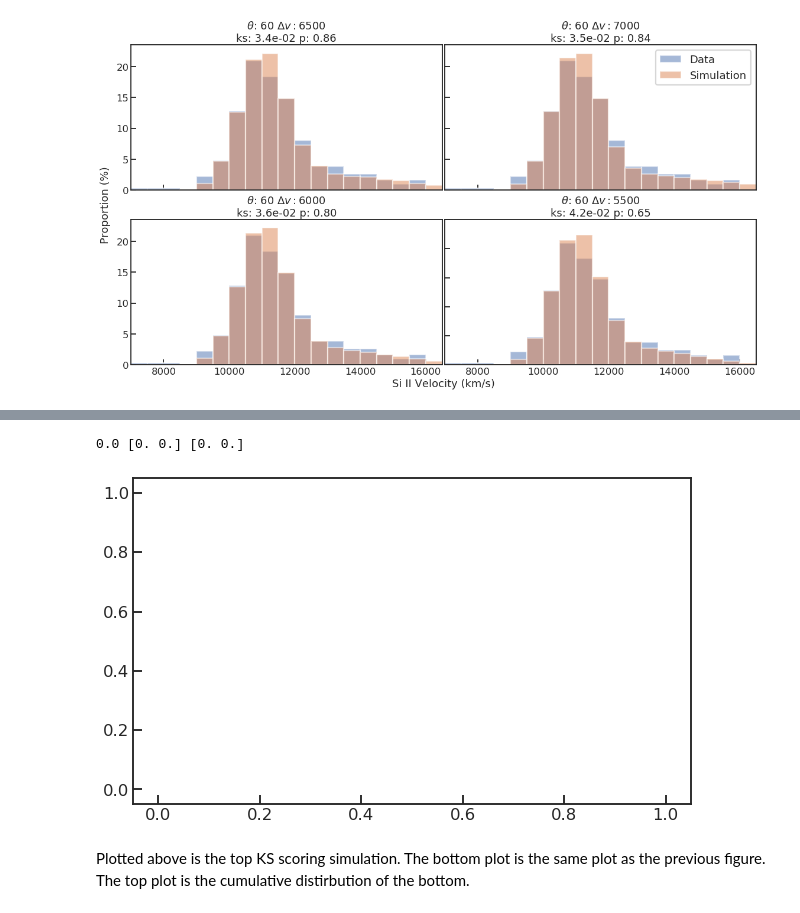
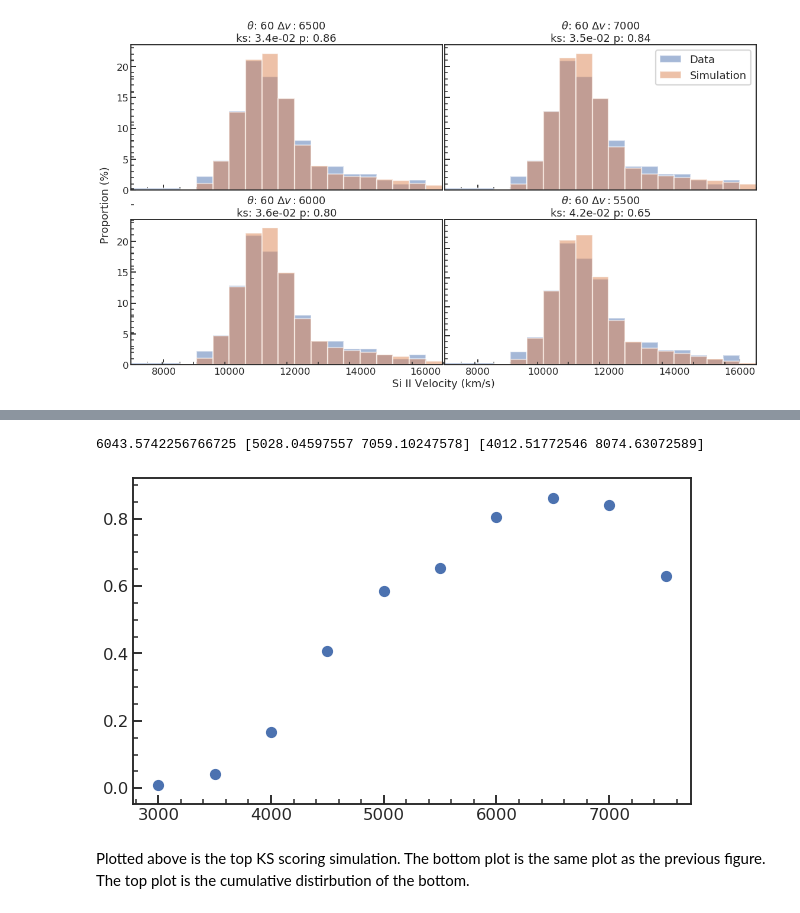
Before and after one commit to ketozhang/ejecta-velocities-of-type-Ia-supernovae, a Jupyter notebook: simulation.ipynb, the cells around one changed output, grey strips where cells are left out. Drawn from its saved outputs; the diff is of its cells as text; code cells hidden in the pictures.

```diff
--- a/simulation.ipynb
+++ b/simulation.ipynb
@@ -87,14 +81,9 @@ for i in range(nrows*ncols):
     ax.scatter(sn_data.loc[overlap, 'v_siII'], d.loc[overlap, 'v_siII'], s=30, zorder=2)
     ax.set_title(f'{labels[i]} v. KAEPORA')
 
-    ticks = bins[::3]
-    tickslabel = np.array([f'{tick:.0f}' for tick in bins[::2]])
-    ax.set_xticks(ticks)
-    ax.set_xticklabels(tickslabel)
-
 # Outer Element
 fig.add_subplot(111, frameon=False)
-plt.tick_params(labelcolor='none', top=False, bottom=False, left=False, right=False)
+plt.tick_params(labelcolor='none', which='both', top=False, bottom=False, left=False, right=False)
 
 plt.xlabel('KAEPORA Si II Velocity (km/s)', labelpad=10)
 plt.ylabel('Si II Velocity + Constant (km/s)', labelpad=30)
@@ -166,17 +152,15 @@ hv_dist = (1-g1) * gaussian(xrange, *BIMODAL_PARAMS[2:4])
 plt.plot(xrange, lv_dist + hv_dist, 'k', lw=4, label='Bimodal')
 
 # Plot config
-xticks = bins[::2]
-xtickslabel = np.array([f'{tick:.0f}' for tick in bins[::2]])
-xtickslabel[::2] = ''
-plt.xticks(bins[::2], xtickslabel)
 plt.xlim(bins.min(), bins.max())
+plt.ylim(0, 25 / 500 / 100)
+
 yticks = plt.yticks()[0] * 500 * 100
-yticks = np.arange(yticks.min(), yticks.max() + 1, 5) / (500 * 100)
-ytickslabel = [f'{tick:.2g}' for tick in yticks * 500 * 100]
-plt.yticks(yticks, ytickslabel)
+ytickslabel = [f'{tick:.2g}' for tick in yticks]
+plt.yticks(plt.yticks()[0], ytickslabel)
+
 plt.xlabel('Si II Velocity (km/s)')
-plt.ylabel('Proportion (%)')
+plt.ylabel('Proportion (% of data)')
 plt.legend(loc='upper right', fontsize=18)
 
 # Save results
@@ -288,15 +272,6 @@ townsley_model = import_townsley19()
 plt.errorbar(townsley_model['viewing_angle'], townsley_model['v_siII'], yerr=townsley_model['v_siII_err'],
              fmt='^', elinewidth=1, capsize=3, capthick=1, color='r', label='Townsley et al. (2019)')
 
-ytickslabel = np.array(plt.yticks()[0]).astype(int).astype(str)
-ytickslabel[::2] = ''
-plt.yticks(plt.yticks()[0], ytickslabel)
-
-xticks = np.arange(0, 171, 10)
-xtickslabel = xticks.astype(str)
-xtickslabel[1::2] = ''
-plt.xticks(xticks, xtickslabel)
-
 plt.xlabel('Viewing Angle (deg)')
 plt.ylabel('Si II Velocity (km/s)')
 plt.tight_layout(pad=0)
@@ -529,7 +486,7 @@ nrows, ncols = 2, 2
 fig, axs = plt.subplots(nrows, ncols, figsize=(8*ncols, 5*nrows), sharex=True, sharey=True)
 
 fig.add_subplot(111, frameon=False)
-plt.tick_params(labelcolor='none', top=False, bottom=False, left=False, right=False)
+plt.tick_params(labelcolor='none', which='both', top=False, bottom=False, left=False, right=False)
 plt.grid(False)
 plt.xlabel('Si II Velocity (km/s)', labelpad=10)
 plt.ylabel("Decimal Proportion of Data", labelpad=20)
@@ -547,11 +504,11 @@ for i in range(nrows*ncols):
 #             label='Data', linestyle='dashed', linewidth=4)
 
     # Plot config
-    ax.set_title(f"$\\theta$={param['theta']} $\Delta v$={param['delta_v']} KS={ks[i]:.1e} p={pvalues[i]:.2f}", loc="left", fontsize=16)
-    ax.set_xticks(np.arange(7000, 20000, 2000), minor=True)
+    ax.set_title(f"$\\theta_c$={param['theta']} $\Delta v$={param['delta_v']} KS={ks[i]:.1e} p={pvalues[i]:.2f}", loc="left", fontsize=16)
+#     ax.set_xticks(np.arange(7000, 20000, 2000), minor=True)
 
-    yticks = np.arange(0, 101, 25) / 100
-    ax.set_yticks(yticks)
+#     yticks = np.arange(0, 101, 25) / 100
+#     ax.set_yticks(yticks)
 
 plt.legend(*axs[0][0].get_legend_handles_labels(), loc=(0.87, 1), frameon=False, fontsize=14)
 plt.tight_layout(pad=1)
@@ -750,12 +708,12 @@ del _
 # %%
-_ = df.loc[df['theta'] == 115, :]
+_ = df.loc[df['theta'] == 60, :]
 plt.scatter(_['delta_v'], _['pvalues'])
 mean, sd = get_stats(_['delta_v'], _['pvalues'])
 print(mean, mean + np.array([-sd, sd]), mean + 2*np.array([-sd, sd]))
 del _
 # %% [output]
-0.0 [0. 0.] [0. 0.]
+6043.5742256766725 [5028.04597557 7059.10247578] [4012.51772546 8074.63072589]
-[figure, old version]
+[figure, new version]
 # %% [markdown]
 Plotted above is the top KS scoring simulation. The bottom plot is the same plot as the previous figure. The top plot is the cumulative distirbution of the bottom.
 # %% [markdown]
```
Also changed, not shown: parts of 15 cells of this notebook, 15 other files.
